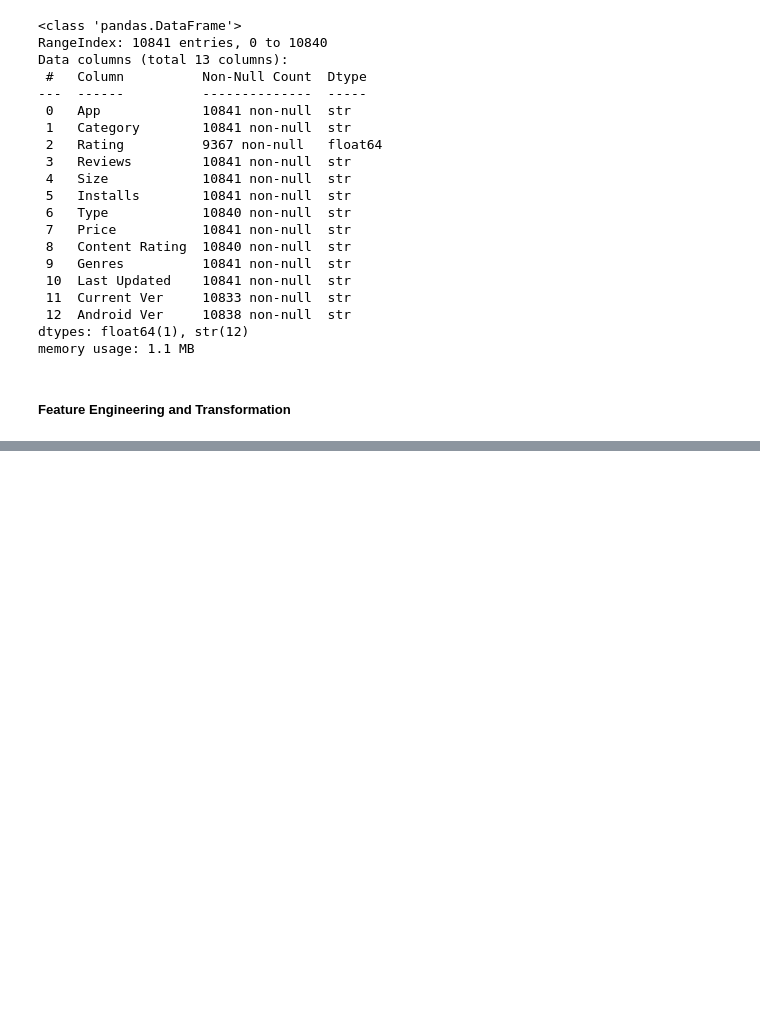
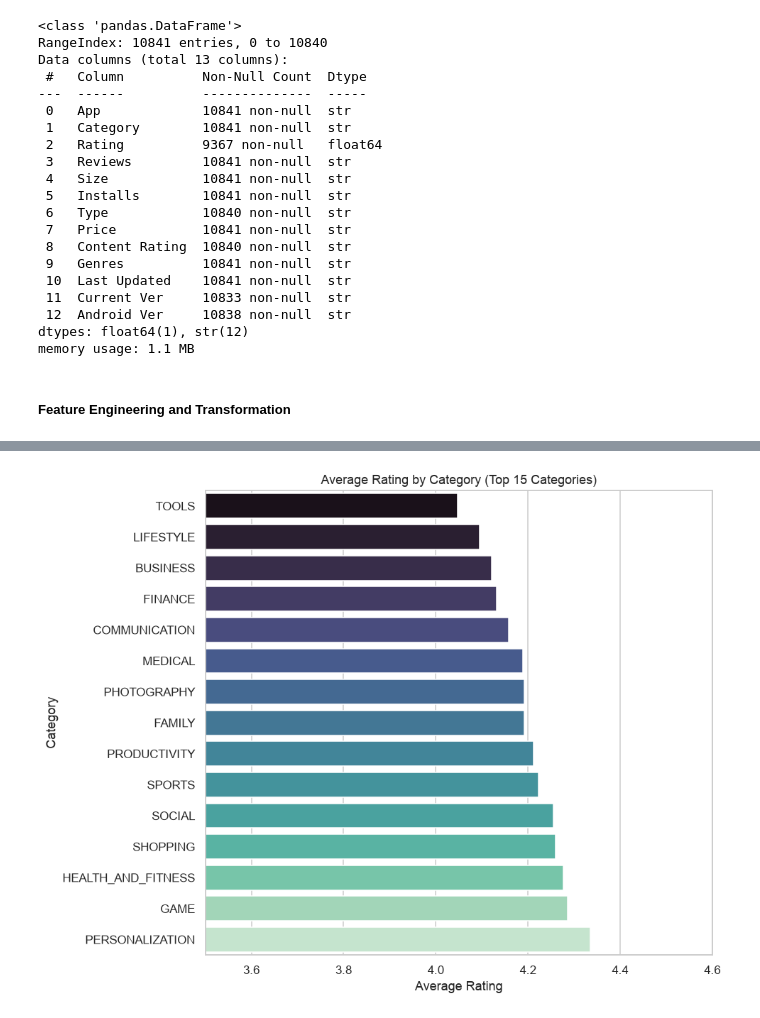
Before and after one commit to dilliram-code/mbust, a Jupyter notebook: Python Final Project/python_final_project.ipynb, the cells around one changed output, grey strips where cells are left out. Cells and saved outputs as stored; diff of their text form; code cells hidden in the pictures; blank space fills up the shorter version.

```diff
--- a/Python Final Project/python_final_project.ipynb
+++ b/Python Final Project/python_final_project.ipynb
@@ -118,0 +176,13 @@ df['Install_Bucket'] = pd.cut(df['Installs'], bins=install_bins, labels=install_
+# %%
+# 3. Average Rating by Category (top 15 by count)
+
+plt.figure(figsize=(9,7))
+top_cats = df['Category'].value_counts().head(15).index
+avg_rating = df[df['Category'].isin(top_cats)].groupby('Category')['Rating'].mean().sort_values()
+sns.barplot(x=avg_rating.values, y=avg_rating.index, hue=avg_rating.index, palette='mako', legend=False)
+plt.title('Average Rating by Category (Top 15 Categories)')
+plt.xlabel('Average Rating'); plt.ylabel('Category')
+plt.xlim(3.5, 4.6)
+plt.tight_layout()
+# %% [output]
+[figure, added]
```
Also changed, not shown: parts of 13 cells of this notebook.
